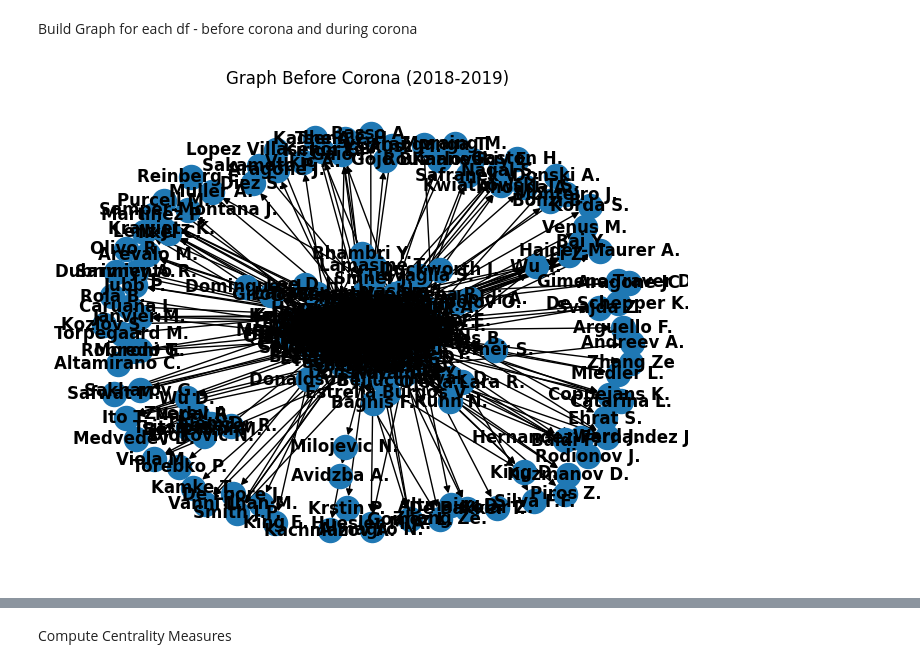
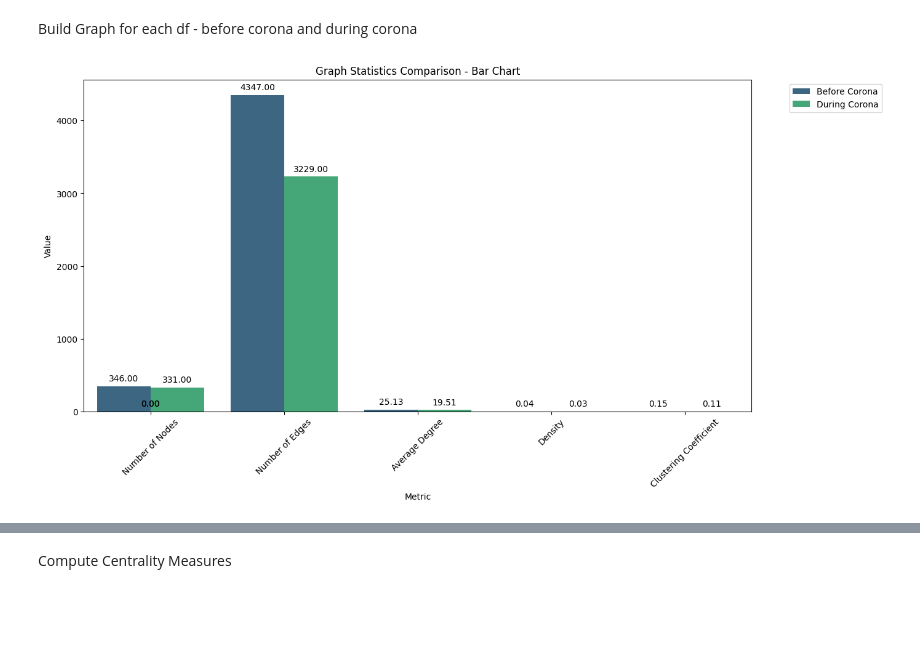
Before and after one commit to CSgroup13/Graph_Algo, a Jupyter notebook: Graph_Algo_Project.ipynb, the cells around one changed output, grey strips where cells are left out. Cells and saved outputs as stored; diff of their text form; code cells hidden in the pictures; blank space fills up the shorter version.

```diff
--- a/Graph_Algo_Project.ipynb
+++ b/Graph_Algo_Project.ipynb
@@ -212,11 +139,3 @@ def build_graph(df):
 # %%
 G_before_corona = build_graph(before_corona_df)
 G_corona = build_graph(corona_df)
-# %%
-import matplotlib.pyplot as plt
-
-nx.draw(G_before_corona, with_labels=True, font_weight='bold')
-plt.title('Graph Before Corona (2018-2019)')
-plt.show()
-# %% [output]
-[figure, removed]
@@ -222,0 +160,41 @@ plt.show()
+# %%
+import matplotlib.pyplot as plt
+import seaborn as sns
+
+def visualize_graph_statistics(stats1, stats2, labels):
+
+    keys = list(stats1.keys())
+    values1 = list(stats1.values())
+    values2 = list(stats2.values())
+
+    data = {
+        "Metric": keys,
+        labels[0]: values1,
+        labels[1]: values2
+    }
+    df = pd.DataFrame(data)
+
+    # Visualization with a Bar Chart
+    df_melt = df.melt(id_vars="Metric", var_name="Graph", value_name="Value")
+    plt.figure(figsize=(14, 7))
+    barplot = sns.barplot(x="Metric", y="Value", hue="Graph", data=df_melt, palette="viridis")
+    plt.xticks(rotation=45)
+    plt.title("Graph Statistics Comparison - Bar Chart")
+
+    # הוספת המספרים על ה-bars
+    for p in barplot.patches:
+        barplot.annotate(format(p.get_height(), '.2f'),
+                         (p.get_x() + p.get_width() / 2., p.get_height()),
+                         ha = 'center', va = 'center',
+                         xytext = (0, 9),
+                         textcoords = 'offset points')
+
+    plt.legend(bbox_to_anchor=(1.05, 1), loc='upper left')
+    plt.show()
+# %%
+before_corona_stats = graph_statistics(G_before_corona)
+corona_stats = graph_statistics(G_corona)
+
+visualize_graph_statistics(before_corona_stats,corona_stats,["Before Corona","During Corona"])
+# %% [output]
+[figure, added]
```
Also changed, not shown: parts of 20 cells of this notebook.
